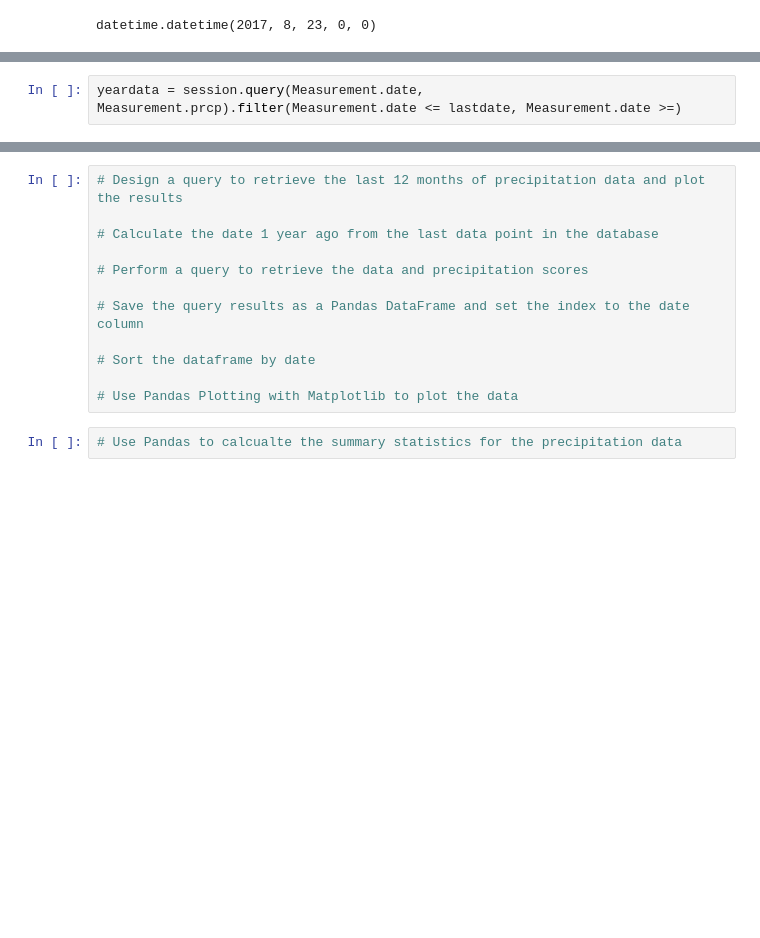
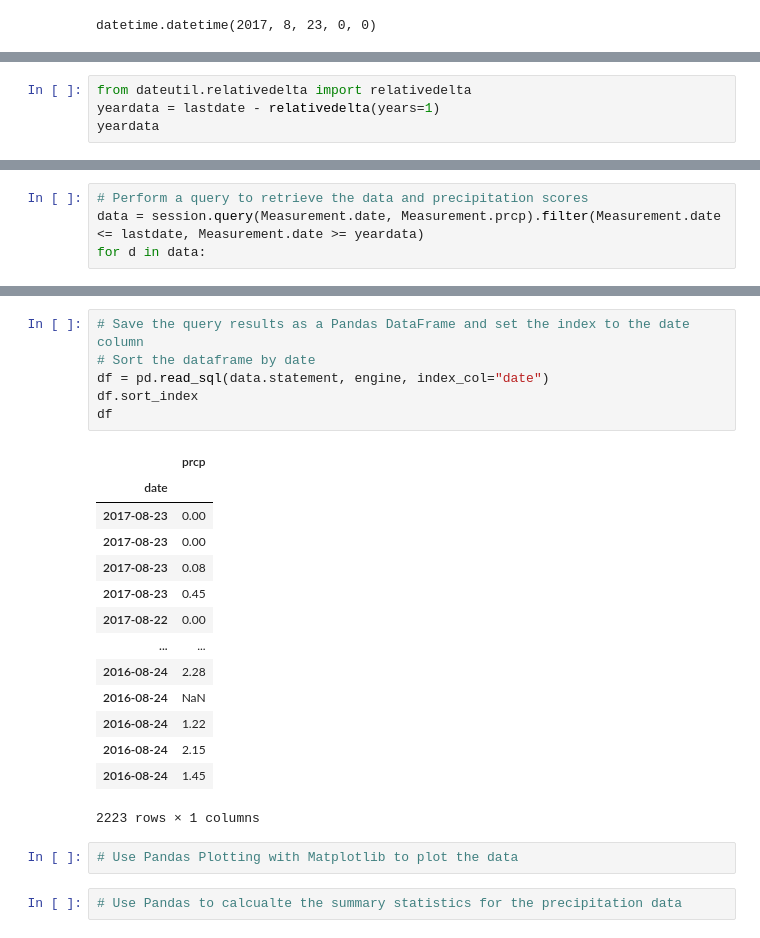
Before and after one commit to AEaker/SQLAlchemy, a Jupyter notebook: climate_starter.ipynb, the cells around one changed output, grey strips where cells are left out. Cells and saved outputs as stored; diff of their text form; blank space fills up the shorter version.

```diff
--- a/climate_starter.ipynb
+++ b/climate_starter.ipynb
@@ -74,0 +73,4 @@ ValueError: invalid literal for int() with base 10: '2017-08-23'
+# %%
+from dateutil.relativedelta import relativedelta
+yeardata = lastdate - relativedelta(years=1)
+yeardata
@@ -75,2 +79,4 @@ ValueError: invalid literal for int() with base 10: '2017-08-23'
 # %%
-yeardata = session.query(Measurement.date, Measurement.prcp).filter(Measurement.date <= lastdate, Measurement.date >=)
+# Perform a query to retrieve the data and precipitation scores
+data = session.query(Measurement.date, Measurement.prcp).filter(Measurement.date <= lastdate, Measurement.date >= yeardata)
+for d in data:
@@ -77,15 +101,26 @@ yeardata = session.query(Measurement.date, Measurement.prcp).filter(Measurement.
-# %%
-# Design a query to retrieve the last 12 months of precipitation data and plot the results
-
-# Calculate the date 1 year ago from the last data point in the database
-
-# Perform a query to retrieve the data and precipitation scores
-
-# Save the query results as a Pandas DataFrame and set the index to the date column
-
-# Sort the dataframe by date
-
-# Use Pandas Plotting with Matplotlib to plot the data
+# %%
+# Save the query results as a Pandas DataFrame and set the index to the date column
+# Sort the dataframe by date
+df = pd.read_sql(data.statement, engine, index_col="date")
+df.sort_index
+df
+# %% [output]
+|  | prcp |
+| date |  |
+| 2017-08-23 | 0.00 |
+| 2017-08-23 | 0.00 |
+| 2017-08-23 | 0.08 |
+| 2017-08-23 | 0.45 |
+| 2017-08-22 | 0.00 |
+| ... | ... |
+| 2016-08-24 | 2.28 |
+| 2016-08-24 | NaN |
+| 2016-08-24 | 1.22 |
+| 2016-08-24 | 2.15 |
+| 2016-08-24 | 1.45 |
+2223 rows × 1 columns
+# %%
+# Use Pandas Plotting with Matplotlib to plot the data
 # %%
 # Use Pandas to calcualte the summary statistics for the precipitation data
 # %%
```
Also changed, not shown: parts of 4 cells of this notebook.
